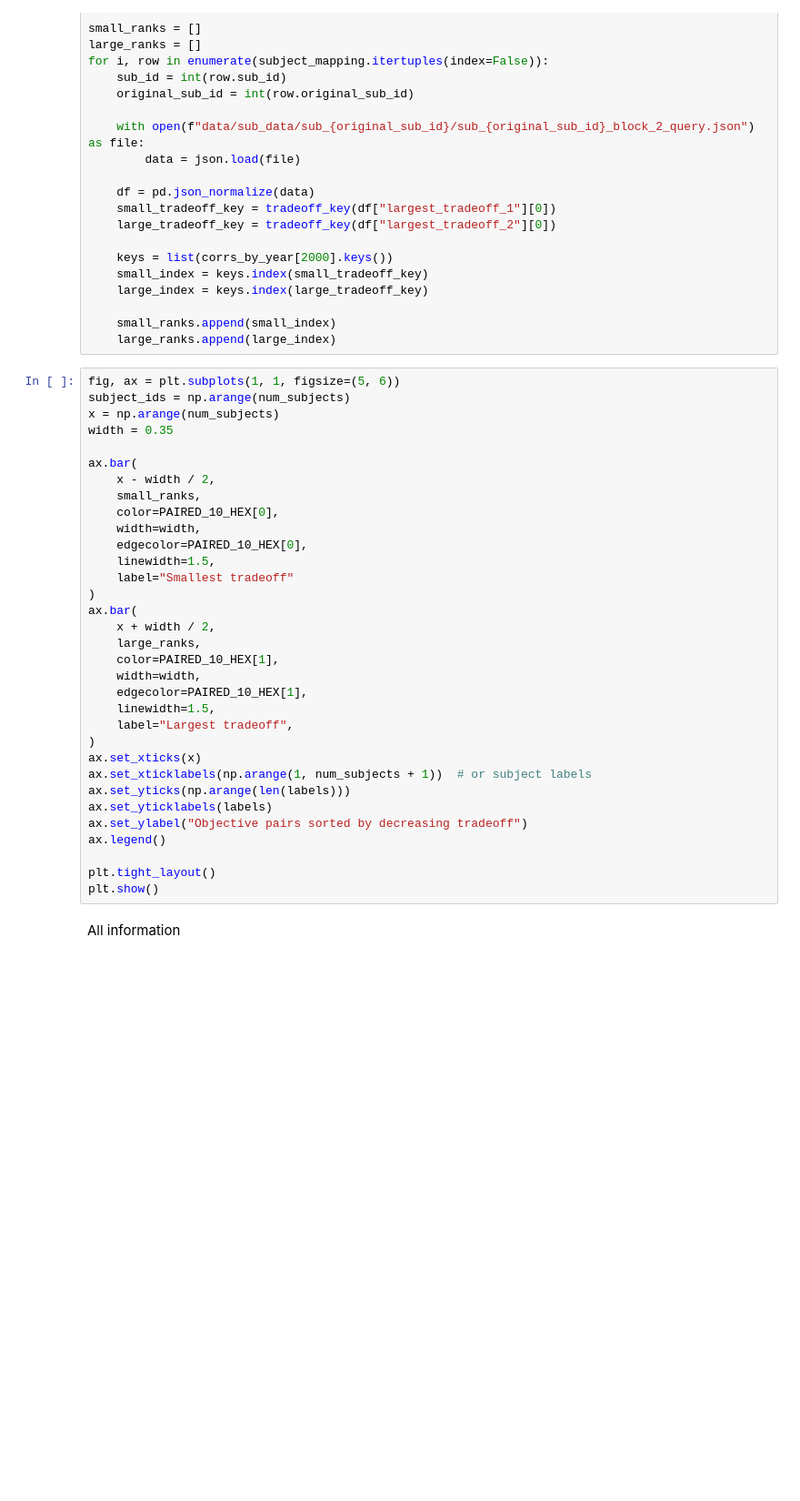
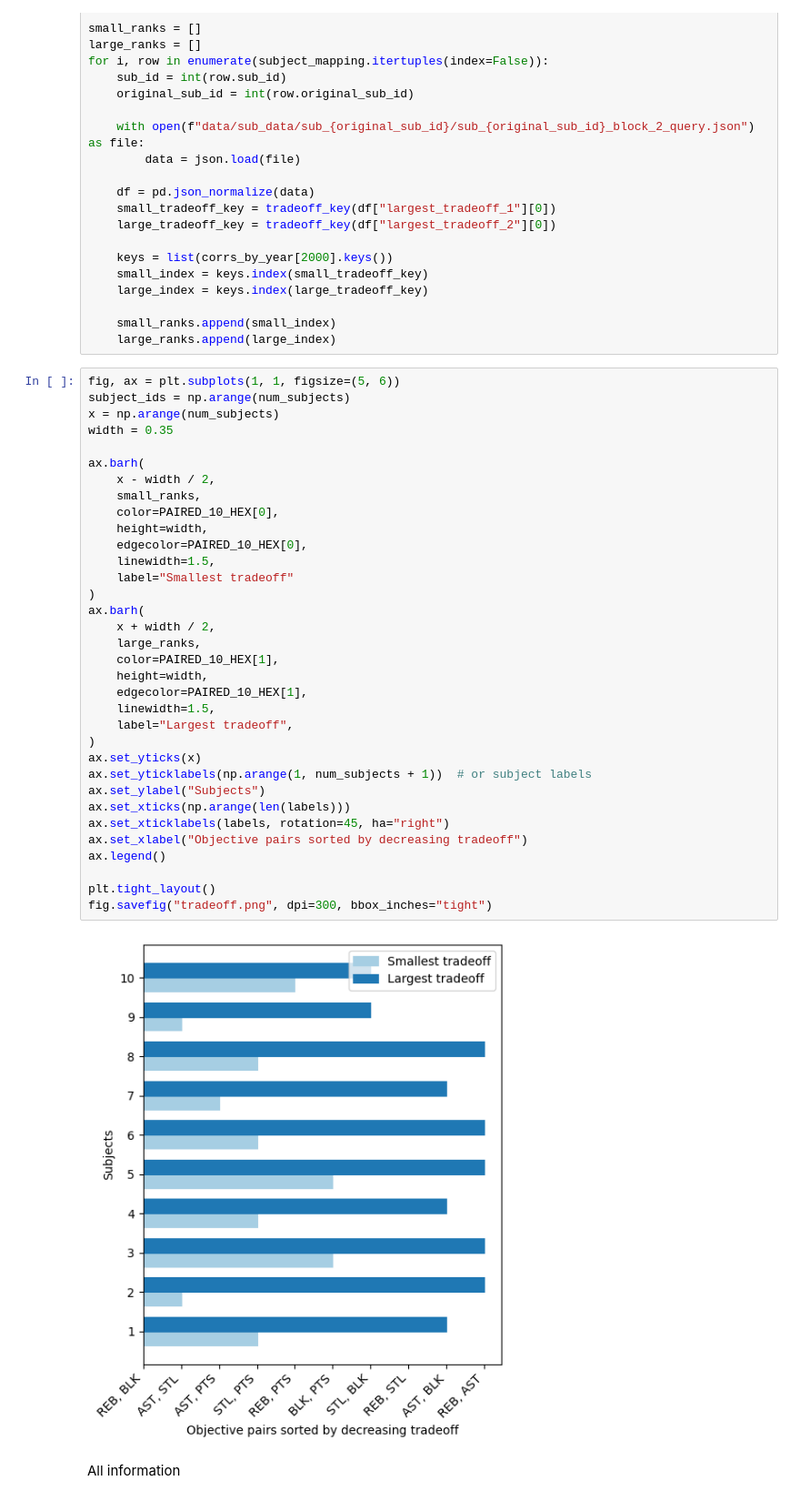
Before and after one commit to rameshsrinivasanuci/multiobjective, a Jupyter notebook: chi_figures.ipynb, the cells around one changed output. Shown at 91% size. Drawn from its saved outputs; the diff is of its cells as text; blank space fills up the shorter version.

```diff
--- a/chi_figures.ipynb
+++ b/chi_figures.ipynb
@@ -999,36 +995,39 @@ for i, row in enumerate(subject_mapping.itertuples(index=False)):
 # %%
 fig, ax = plt.subplots(1, 1, figsize=(5, 6))
 subject_ids = np.arange(num_subjects)
 x = np.arange(num_subjects)
 width = 0.35
 
-ax.bar(
+ax.barh(
     x - width / 2,
     small_ranks,
     color=PAIRED_10_HEX[0],
-    width=width,
+    height=width,
     edgecolor=PAIRED_10_HEX[0],
     linewidth=1.5,
     label="Smallest tradeoff"
 )
-ax.bar(
+ax.barh(
     x + width / 2,
     large_ranks,
     color=PAIRED_10_HEX[1],
-    width=width,
+    height=width,
     edgecolor=PAIRED_10_HEX[1],
     linewidth=1.5,
     label="Largest tradeoff",
 )
-ax.set_xticks(x)
-ax.set_xticklabels(np.arange(1, num_subjects + 1))  # or subject labels
-ax.set_yticks(np.arange(len(labels)))
-ax.set_yticklabels(labels)
-ax.set_ylabel("Objective pairs sorted by decreasing tradeoff")
+ax.set_yticks(x)
+ax.set_yticklabels(np.arange(1, num_subjects + 1))  # or subject labels
+ax.set_ylabel("Subjects")
+ax.set_xticks(np.arange(len(labels)))
+ax.set_xticklabels(labels, rotation=45, ha="right")
+ax.set_xlabel("Objective pairs sorted by decreasing tradeoff")
 ax.legend()
 
 plt.tight_layout()
-plt.show()
+fig.savefig("tradeoff.png", dpi=300, bbox_inches="tight")
+# %% [output]
+[figure, added]
 # %% [markdown]
 All information
 # %%
```
Also changed, not shown: parts of 5 cells of this notebook.
